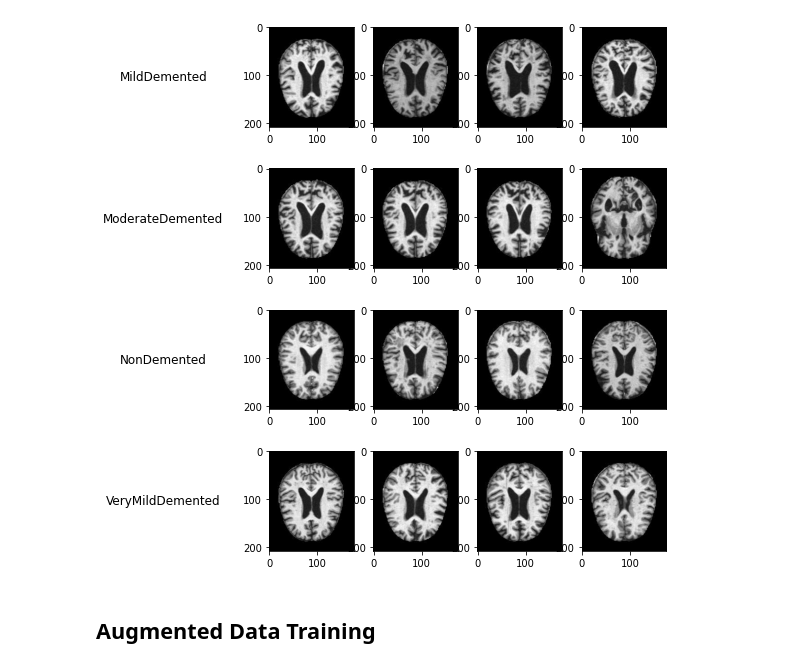
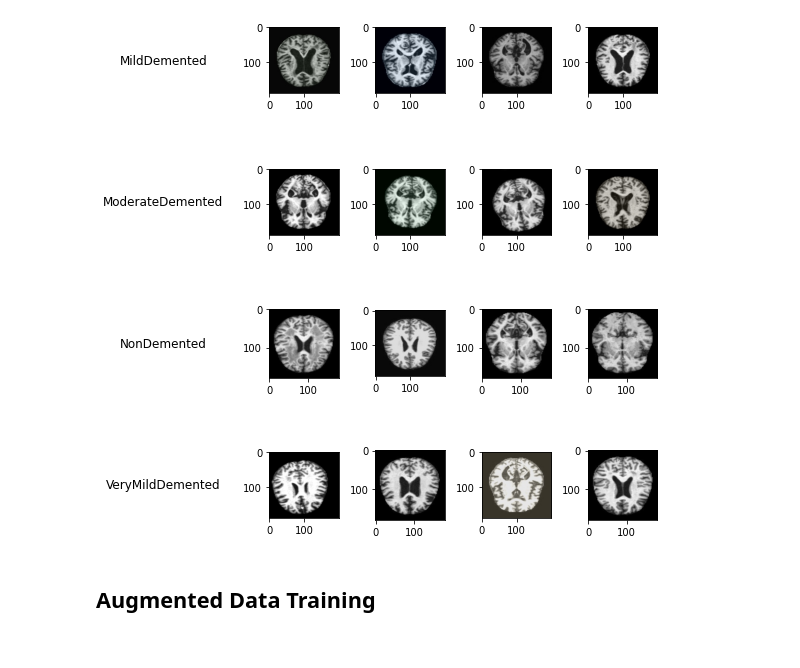
Before and after one commit to sudhishgupta/AlzheimerConv, a Jupyter notebook: AlzheimerMRIConvNN.ipynb, the cells around one changed output. Saved outputs shown, nothing was run; the diff lists cells and outputs as text; code cells hidden in the pictures.

```diff
--- a/AlzheimerMRIConvNN.ipynb
+++ b/AlzheimerMRIConvNN.ipynb
@@ -23,25 +23,26 @@ pathToAugDatasets = r'E:\AlzheimerMRIScanDataset\AugmentedAlzheimerDataset'
 # %%
 fig, axes = plt.subplots(4, 4, figsize=(8, 8))
 
 row_labels = ['MildDemented','ModerateDemented','NonDemented','VeryMildDemented']
 
-images = [Image.open(i) for i in glob.glob(os.path.join(pathToDatasets,'MildDemented\*.jpg'))[:16:4]]
-images.extend([Image.open(i) for i in glob.glob(os.path.join(pathToDatasets,'ModerateDemented\*.jpg'))[:16:4]])
-images.extend([Image.open(i) for i in glob.glob(os.path.join(pathToDatasets,'NonDemented\*.jpg'))[:16:4]])
-images.extend([Image.open(i) for i in glob.glob(os.path.join(pathToDatasets,'VeryMildDemented\*.jpg'))[:16:4]])
+images = [Image.open(i) for i in glob.glob(os.path.join(pathToAugDatasets,'MildDemented\*.jpg'))[:16:4]]
+images.extend([Image.open(i) for i in glob.glob(os.path.join(pathToAugDatasets,'ModerateDemented\*.jpg'))[:16:4]])
+images.extend([Image.open(i) for i in glob.glob(os.path.join(pathToAugDatasets,'NonDemented\*.jpg'))[:16:4]])
+images.extend([Image.open(i) for i in glob.glob(os.path.join(pathToAugDatasets,'VeryMildDemented\*.jpg'))[:16:4]])
 
 for i, ax in enumerate(axes.flat):
     ax.imshow(images[i],cmap='gray')
     #ax.axis('off')
 
     if i % 4 == 0:
         row = i // 4
         ax.set_ylabel(row_labels[row], rotation=0, labelpad=80, fontsize=12, va='center')
         #ax.axis('off')
 plt.tight_layout()
+plt.savefig('disp.jpeg',dpi=600)
 plt.show()
 # %% [output]
-[figure, old version]
+[figure, new version]
 # %% [markdown]
 ## Augmented Data Training
 # %%
```
Also changed, not shown: parts of 1 cell of this notebook.
